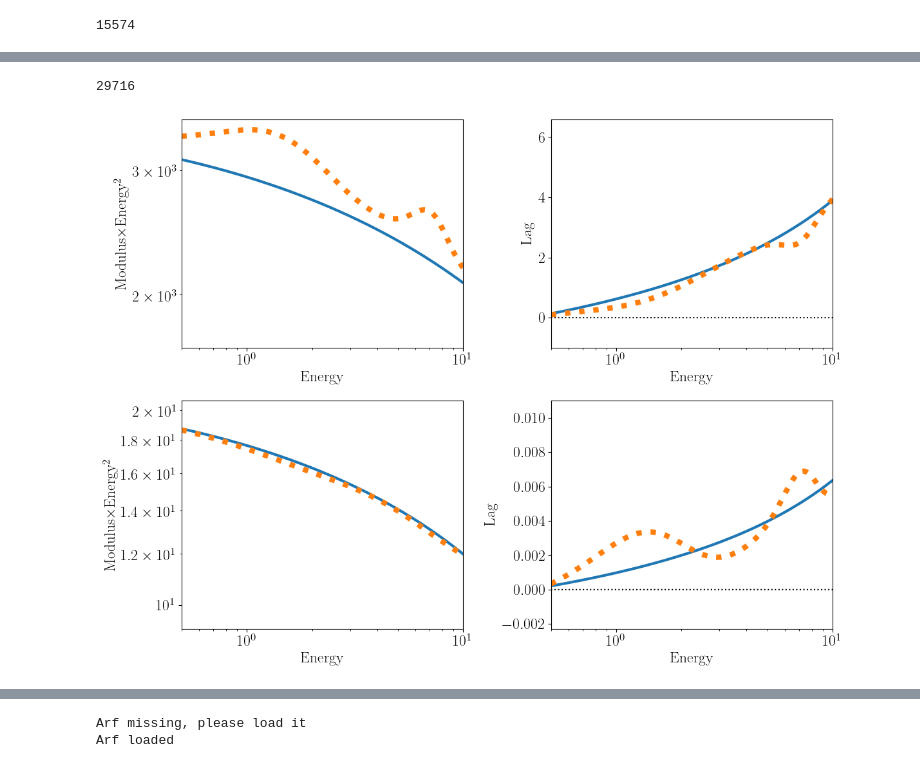
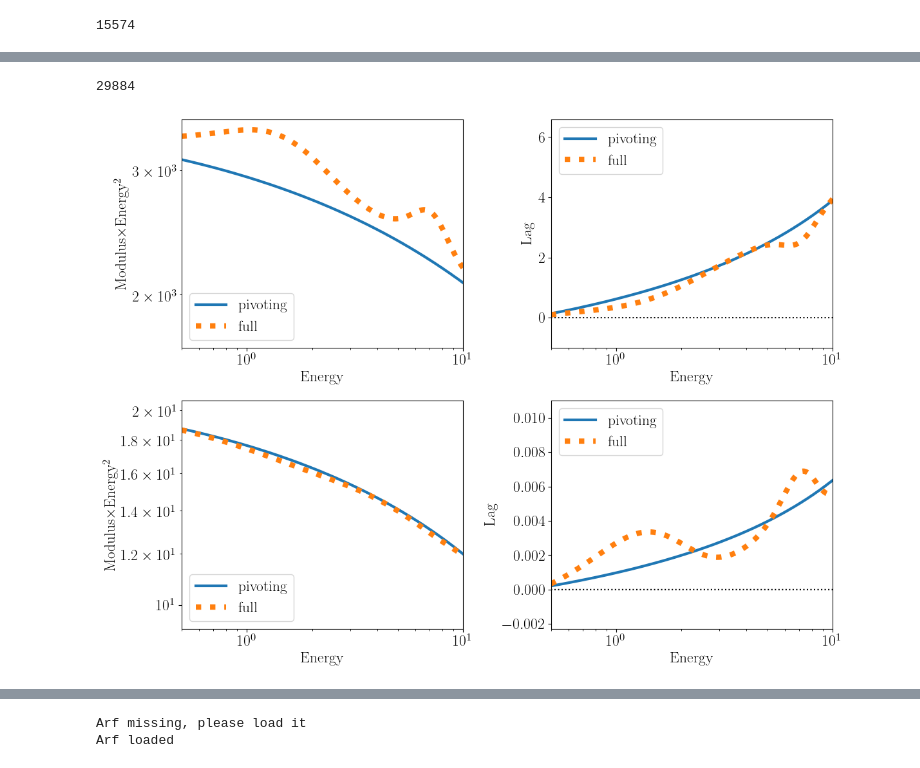
Before and after one commit to matteolucchini1/nDspec, a Jupyter notebook: docs/timing.ipynb, the cells around one changed output, grey strips where cells are left out. Drawn from its saved outputs; the diff is of its cells as text; code cells hidden in the pictures.

```diff
--- a/docs/timing.ipynb
+++ b/docs/timing.ipynb
@@ -149,7 +199,22 @@ gc.collect()
 # %%
 #tbd: add explanation of each parameter in the full notebook
-gauss_flash, gauss_line, gauss_pulse = models.gauss_bkn(times_fft,nicer_en,np.array([3e-3,2.,6.5,2.,-3.,4.,-0.25]))
-bb_flash, bb_spec, bb_pulse = models.bbody_bkn(times_fft,nicer_en,np.array([1.5e-3,0.5,2,-3.,4.,-0.25]))
+gauss_norm = 3e-3
+gauss_sigma = 2
+gauss_center = 6.5
+rise_slope = 2
+decay_slope = -3
+peak_time = 4
+width_slope = -0.25
+gauss_flash, gauss_line, gauss_pulse = models.gauss_bkn(times_fft,nicer_en,np.array([gauss_norm,gauss_sigma,gauss_center,
+                                                                                     rise_slope,decay_slope,peak_time,
+                                                                                     width_slope]))
+
+bb_norm = 1.5e-3
+bb_temp = 0.5
+temp_slope = -0.25
+bb_flash, bb_spec, bb_pulse = models.bbody_bkn(times_fft,nicer_en,np.array([bb_norm,bb_temp,
+                                                                            rise_slope,decay_slope,peak_time,
+                                                                            temp_slope]))
 
 rev_flash = gauss_flash + bb_flash
 rev_spec = gauss_line + bb_spec
@@ -186,49 +271,53 @@ gc.collect()
 fig, ((ax1,ax2),(ax3,ax4)) = plt.subplots(2,2,figsize=(12.,9))
 
 ax1.plot(piv_fft.energ,piv_fft.mod_energy(nu_min=piv_fft.freqs[0],nu_max=10.*piv_fft.freqs[0])*piv_fft.energ**2,
-         linewidth=3)
+         linewidth=3,label='pivoting')
 ax1.plot(full_fft.energ,full_fft.mod_energy(nu_min=full_fft.freqs[0],nu_max=10.*full_fft.freqs[0])*full_fft.energ**2,
-         linewidth=6,linestyle='dotted')
+         linewidth=6,linestyle='dotted',label='full')
 
 ax1.set_xscale("log")
 ax1.set_yscale("log")
 ax1.set_xlabel("Energy")
+ax1.legend(loc="lower left")
 ax1.set_ylabel("Modulus$\\times$Energy$^{2}$")
 ax1.set_xlim([0.5,10])
 
 ax2.plot(piv_fft.energ,np.zeros(piv_fft.n_chans),color='black',linestyle='dotted')
-ax2.plot(piv_fft.energ,piv_fft.lag_energy(nu_min=piv_fft.freqs[0],nu_max=10.*piv_fft.freqs[0]),linewidth=3)
+ax2.plot(piv_fft.energ,piv_fft.lag_energy(nu_min=piv_fft.freqs[0],nu_max=10.*piv_fft.freqs[0]),linewidth=3,label='pivoting')
 ax2.plot(full_fft.energ,full_fft.lag_energy(nu_min=full_fft.freqs[0],nu_max=10.*full_fft.freqs[0]),
-         linewidth=6,linestyle='dotted')
+         linewidth=6,linestyle='dotted',label='full')
 
 ax2.set_xscale("log")
 ax2.set_xlabel("Energy")
 ax2.set_ylabel("Lag")
+ax2.legend(loc="upper left")
 ax2.set_xlim([0.5,10])
 
 ax3.plot(piv_fft.energ,piv_fft.mod_energy(nu_min=0.1*piv_fft.freqs[-1],nu_max=0.5*piv_fft.freqs[-1])*piv_fft.energ**2,
-         linewidth=3)
+         linewidth=3,label='pivoting')
 ax3.plot(full_fft.energ,full_fft.mod_energy(nu_min=0.1*full_fft.freqs[-1],nu_max=0.5*full_fft.freqs[-1])*full_fft.energ**2,
-         linewidth=6,linestyle='dotted')
+         linewidth=6,linestyle='dotted',label='full')
 
 ax3.set_xscale("log")
 ax3.set_yscale("log")
 ax3.set_xlabel("Energy")
 ax3.set_ylabel("Modulus$\\times$Energy$^{2}$")
+ax3.legend(loc="lower left")
 ax3.set_xlim([0.5,10])
 
 ax4.plot(piv_fft.energ,np.zeros(piv_fft.n_chans),color='black',linestyle='dotted')
-ax4.plot(piv_fft.energ,piv_fft.lag_energy(nu_min=0.1*piv_fft.freqs[-1],nu_max=0.5*piv_fft.freqs[-1]),linewidth=3)
+ax4.plot(piv_fft.energ,piv_fft.lag_energy(nu_min=0.1*piv_fft.freqs[-1],nu_max=0.5*piv_fft.freqs[-1]),linewidth=3,label='pivoting')
 ax4.plot(full_fft.energ,full_fft.lag_energy(nu_min=0.1*full_fft.freqs[-1],nu_max=0.5*full_fft.freqs[-1]),
-         linewidth=6,linestyle='dotted')
+         linewidth=6,linestyle='dotted',label='full')
 
 ax4.set_xscale("log")
 ax4.set_xlabel("Energy")
 ax4.set_ylabel("Lag")
+ax4.legend(loc="upper left")
 ax4.set_xlim([0.5,10])
 
 plt.tight_layout()
 gc.collect()
 # %% [output]
-29716
+29884
-[figure, old version]
+[figure, new version]
```
Also changed, not shown: parts of 16 cells of this notebook, 2 other files.
